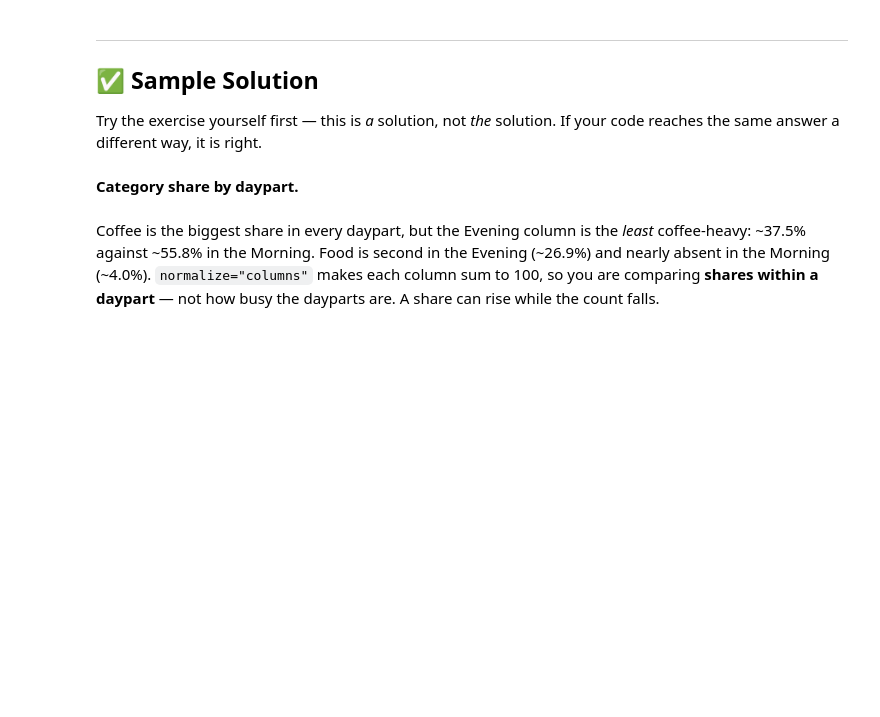
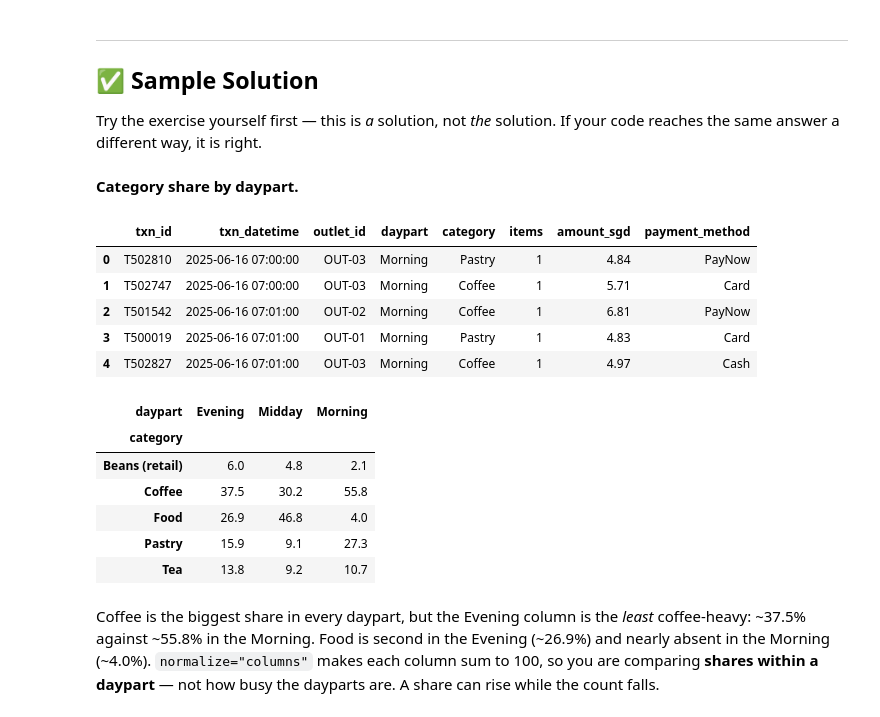
Before and after one commit to PP-123-nt/6m-data-1.9-eda-advanced, a Jupyter notebook: notebooks/Part_3_aggregation_reporting.ipynb, the cells around one changed output. Saved outputs shown, nothing was run; the diff lists cells and outputs as text; code cells hidden in the pictures; blank space fills up the shorter version.

```diff
--- a/notebooks/Part_3_aggregation_reporting.ipynb
+++ b/notebooks/Part_3_aggregation_reporting.ipynb
@@ -562,7 +653,23 @@ Try the exercise yourself first — this is *a* solution, not *the* solution. If
 # %% [markdown]
 **Category share by daypart.**
 # %%
+display(tickets.head())
+
 (pd.crosstab(tickets["category"], tickets["daypart"], normalize="columns") * 100).round(1)
+# %% [output]
+|  | txn_id | txn_datetime | outlet_id | daypart | category | items | amount_sgd | payment_method |
+| 0 | T502810 | 2025-06-16 07:00:00 | OUT-03 | Morning | Pastry | 1 | 4.84 | PayNow |
+| 1 | T502747 | 2025-06-16 07:00:00 | OUT-03 | Morning | Coffee | 1 | 5.71 | Card |
+| 2 | T501542 | 2025-06-16 07:01:00 | OUT-02 | Morning | Coffee | 1 | 6.81 | PayNow |
+| 3 | T500019 | 2025-06-16 07:01:00 | OUT-01 | Morning | Pastry | 1 | 4.83 | Card |
+| 4 | T502827 | 2025-06-16 07:01:00 | OUT-03 | Morning | Coffee | 1 | 4.97 | Cash |
+| daypart | Evening | Midday | Morning |
+| category |  |  |  |
+| Beans (retail) | 6.0 | 4.8 | 2.1 |
+| Coffee | 37.5 | 30.2 | 55.8 |
+| Food | 26.9 | 46.8 | 4.0 |
+| Pastry | 15.9 | 9.1 | 27.3 |
+| Tea | 13.8 | 9.2 | 10.7 |
 # %% [markdown]
 Coffee is the biggest share in every daypart, but the Evening column is the *least* coffee-heavy: ~37.5% against ~55.8% in the Morning. Food is second in the Evening (~26.9%) and nearly absent in the Morning (~4.0%). `normalize="columns"` makes each column sum to 100, so you are comparing **shares within a daypart** — not how busy the dayparts are. A share can rise while the count falls.
 # %% [markdown]
```
Also changed, not shown: parts of 9 cells of this notebook.
